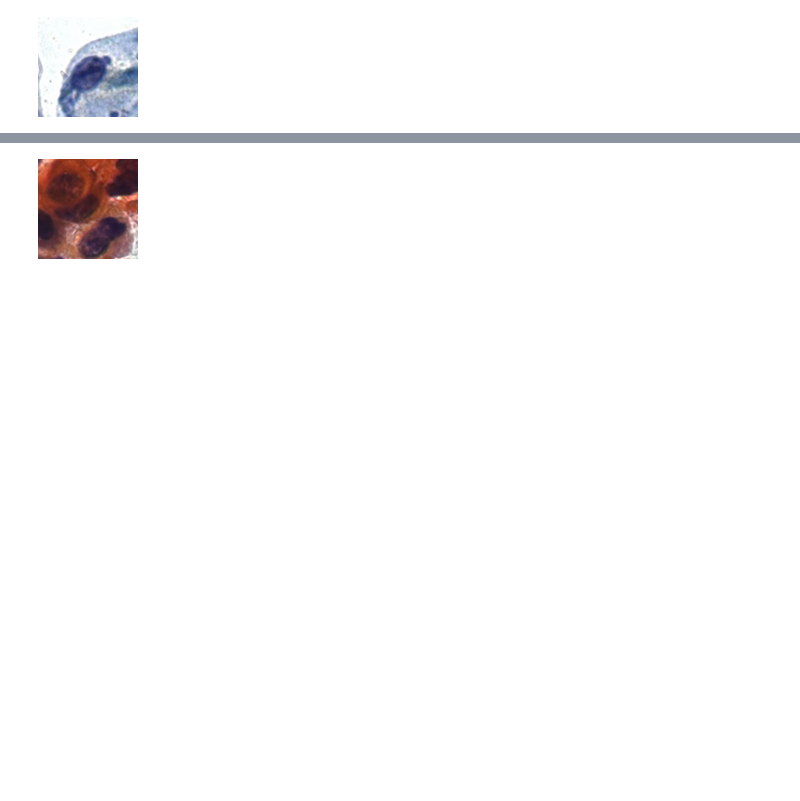
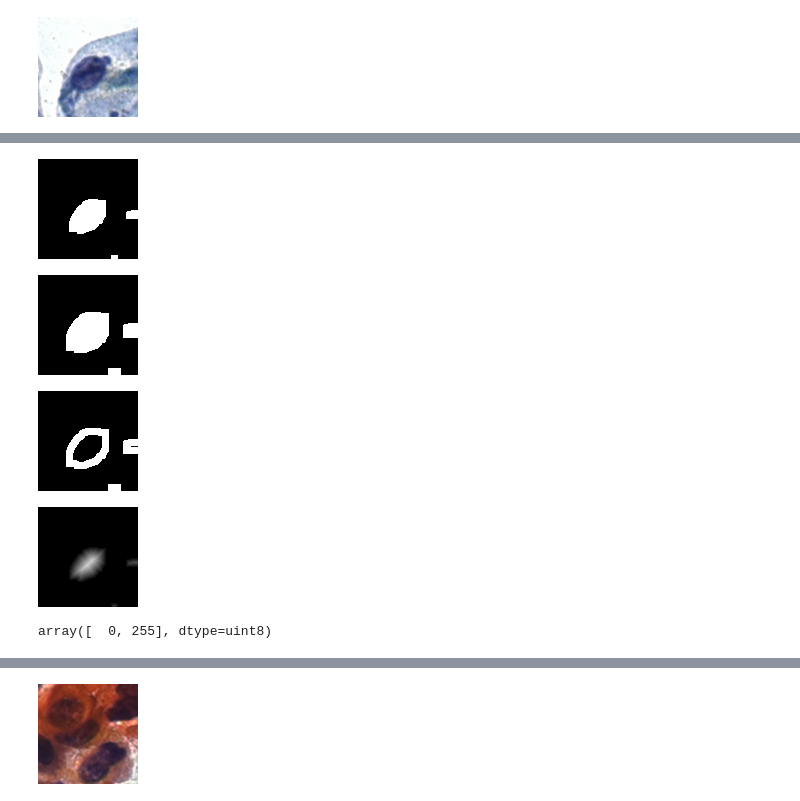
Before and after one commit to HenriqueCastros/pai-flower-nucleus, a Jupyter notebook: trab.ipynb, the cells around one changed output, grey strips where cells are left out. Saved outputs shown, nothing was run; the diff lists cells and outputs as text; code cells hidden in the pictures; blank space fills up the shorter version.

```diff
--- a/trab.ipynb
+++ b/trab.ipynb
@@ -68,0 +83,27 @@ crop_with_pil(image, 1012, 875, 100)
+# %%
+kernel = np.ones((3,3),np.uint8)
+opened = cv2.morphologyEx(binary, cv2.MORPH_OPEN, kernel, iterations=3)
+Image.fromarray(opened)
+# %% [output]
+[figure, added]
+# %%
+dilated = cv2.morphologyEx(opened, cv2.MORPH_DILATE, kernel, iterations=3)
+Image.fromarray(dilated)
+# %% [output]
+[figure, added]
+# %%
+dist_transform = (cv2.distanceTransform(opened, cv2.DIST_L2, 5))
+_, sure_fg = cv2.threshold(dist_transform, 0.7 * dist_transform.max(), 255, 0)
+
+sure_fg = np.uint8(sure_fg)
+Image.fromarray(cv2.subtract(dilated,sure_fg))
+# %% [output]
+[figure, added]
+# %%
+Image.fromarray(np.uint8(dist_transform * 15))
+# %% [output]
+[figure, added]
+# %%
+np.unique(sure_fg.flatten())
+# %% [output]
+array([  0, 255], dtype=uint8)
```
Also changed, not shown: parts of 9 cells of this notebook.
